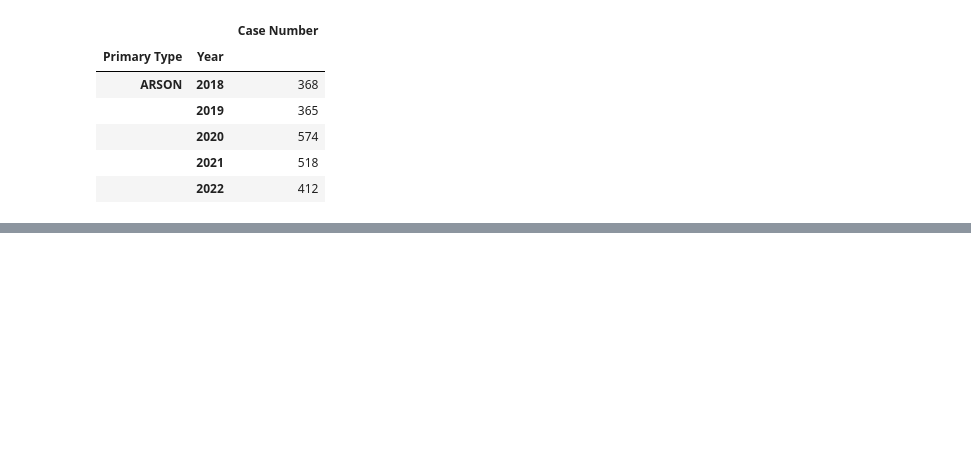
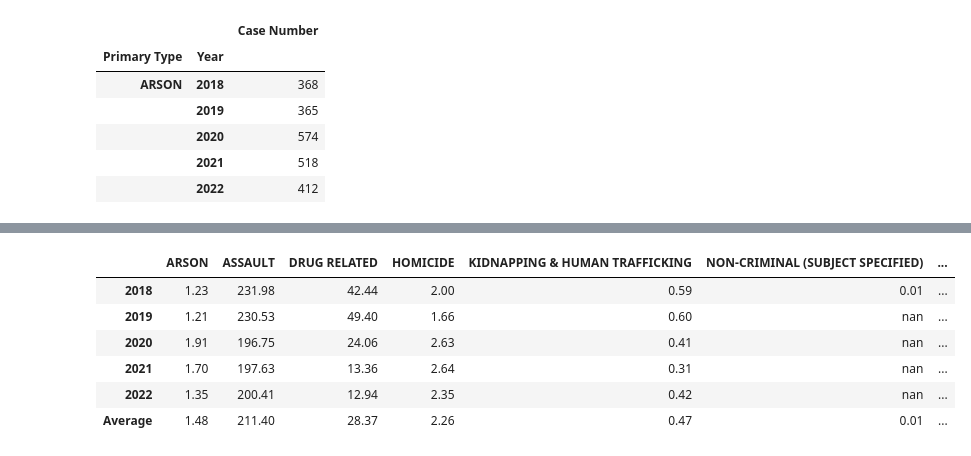
Before and after one commit to jmpealy/project1, a Jupyter notebook: heinous_crimes.ipynb, the cells around one changed output, grey strips where cells are left out. Saved outputs shown, nothing was run; the diff lists cells and outputs as text; code cells hidden in the pictures; blank space fills up the shorter version.

```diff
--- a/heinous_crimes.ipynb
+++ b/heinous_crimes.ipynb
@@ -308,0 +381,50 @@ plt.show()
+# %%
+#find 'per capita' counts by primary type by year (per 100k people)
+arson_100k = clean_types_df["ARSON"]/(clean_types_df["POPULATION"]/10000)
+assault_100k = clean_types_df["ASSAULT"]/(clean_types_df["POPULATION"]/10000)
+drug_100k = clean_types_df["DRUG RELATED"]/(clean_types_df["POPULATION"]/10000)
+homicide_100k = clean_types_df["HOMICIDE"]/(clean_types_df["POPULATION"]/10000)
+kidnap_100k = clean_types_df["KIDNAPPING & HUMAN TRAFFICKING"]/(clean_types_df["POPULATION"]/10000)
+non_crim_100k = clean_types_df["NON-CRIMINAL (SUBJECT SPECIFIED)"]/(clean_types_df["POPULATION"]/10000)
+children_100k = clean_types_df["OFFENSE INVOLVING CHILDREN"]/(clean_types_df["POPULATION"]/10000)
+other_minor_100k = clean_types_df["OTHER MINOR CRIMES"]/(clean_types_df["POPULATION"]/10000)
+sex_crime_100k = clean_types_df["SEXUAL RELATED CRIME"]/(clean_types_df["POPULATION"]/10000)
+theft_100k = clean_types_df["THEFT (ALL TYPES)"]/(clean_types_df["POPULATION"]/10000)
+weapon_100k = clean_types_df["WEAPONS RELATED CRIME"]/(clean_types_df["POPULATION"]/10000)
+totals_100k = clean_types_df["ALL CRIMES"]/(clean_types_df["POPULATION"]/10000)
+# %%
+#put the 'per 100k people' figures into a per capita DF
+per_capita = {"ARSON":arson_100k,"ASSAULT":assault_100k,
+               "DRUG RELATED":drug_100k,"HOMICIDE":homicide_100k,
+               "KIDNAPPING & HUMAN TRAFFICKING":kidnap_100k,
+               "NON-CRIMINAL (SUBJECT SPECIFIED)":non_crim_100k,
+               "OFFENSE INVOLVING CHILDREN":children_100k,
+               "OTHER MINOR CRIMES":other_minor_100k,
+               "SEXUAL RELATED CRIME":sex_crime_100k,
+               "THEFT (ALL TYPES)":theft_100k,
+               "WEAPONS RELATED CRIME":weapon_100k,
+               "ALL CRIMES":totals_100k}
+per_capita_df = pd.DataFrame(per_capita)
+
+#format some values
+per_capita_df["ARSON"] = per_capita_df["ARSON"].map("{:,.2f}".format)
+per_capita_df["ASSAULT"] = per_capita_df["ASSAULT"].map("{:,.2f}".format)
+per_capita_df["DRUG RELATED"] = per_capita_df["DRUG RELATED"].map("{:,.2f}".format)
+per_capita_df["HOMICIDE"] = per_capita_df["HOMICIDE"].map("{:,.2f}".format)
+per_capita_df["NON-CRIMINAL (SUBJECT SPECIFIED)"] = per_capita_df["NON-CRIMINAL (SUBJECT SPECIFIED)"].map("{:,.2f}".format)
+per_capita_df["OFFENSE INVOLVING CHILDREN"] = per_capita_df["OFFENSE INVOLVING CHILDREN"].map("{:,.2f}".format)
+per_capita_df["OTHER MINOR CRIMES"] = per_capita_df["OTHER MINOR CRIMES"].map("{:,.2f}".format)
+per_capita_df["SEXUAL RELATED CRIME"] = per_capita_df["SEXUAL RELATED CRIME"].map("{:,.2f}".format)
+per_capita_df["THEFT (ALL TYPES)"] = per_capita_df["THEFT (ALL TYPES)"].map("{:,.2f}".format)
+per_capita_df["WEAPONS RELATED CRIME"] = per_capita_df["WEAPONS RELATED CRIME"].map("{:,.2f}".format)
+per_capita_df["ALL CRIMES"] = per_capita_df["ALL CRIMES"].map("{:,.2f}".format)
+
+per_capita_df
+# %% [output]
+|  | ARSON | ASSAULT | DRUG RELATED | HOMICIDE | KIDNAPPING & HUMAN TRAFFICKING | NON-CRIMINAL (SUBJECT SPECIFIED) | ... |
+| 2018 | 1.23 | 231.98 | 42.44 | 2.00 | 0.59 | 0.01 | ... |
+| 2019 | 1.21 | 230.53 | 49.40 | 1.66 | 0.60 | nan | ... |
+| 2020 | 1.91 | 196.75 | 24.06 | 2.63 | 0.41 | nan | ... |
+| 2021 | 1.70 | 197.63 | 13.36 | 2.64 | 0.31 | nan | ... |
+| 2022 | 1.35 | 200.41 | 12.94 | 2.35 | 0.42 | nan | ... |
+| Average | 1.48 | 211.40 | 28.37 | 2.26 | 0.47 | 0.01 | ... |
```
Also changed, not shown: parts of 18 cells of this notebook.
